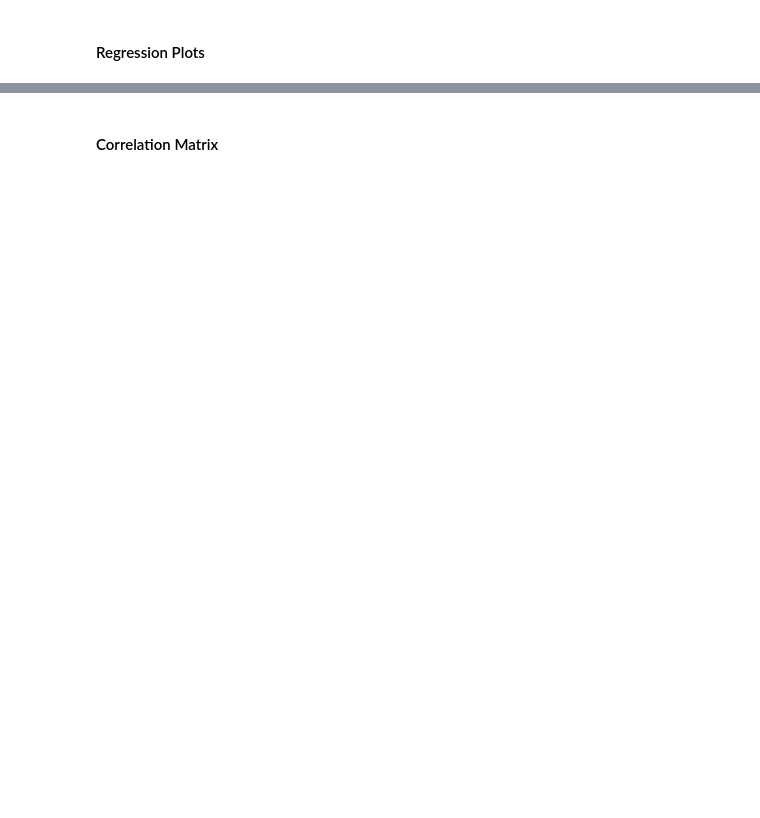
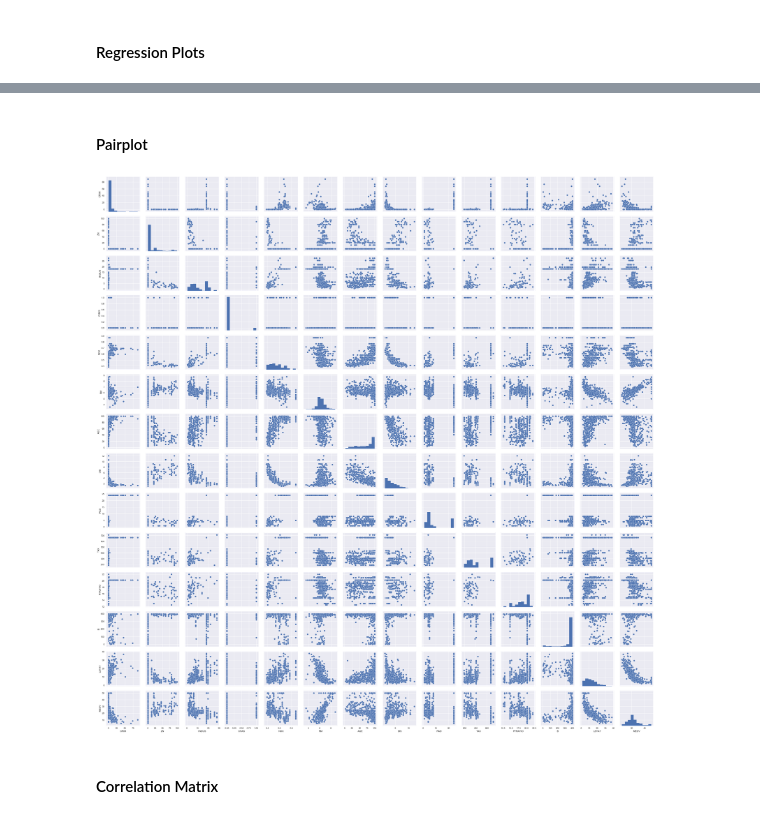
Before and after one commit to LilyElizabethJohn/Springboard---Data-Science-Career-Track, a Jupyter notebook: Machine Learning/Ridge & Lasso Regression - Boston Housing Prices.ipynb, the cells around one changed output, grey strips where cells are left out. Drawn from its saved outputs; the diff is of its cells as text; code cells hidden in the pictures; blank space fills up the shorter version.

```diff
--- a/Machine Learning/Ridge & Lasso Regression - Boston Housing Prices.ipynb
+++ b/Machine Learning/Ridge & Lasso Regression - Boston Housing Prices.ipynb
@@ -185,3 +187,10 @@ for i,j in field_dict.items():
+# %% [markdown]
+#### Pairplot
+# %%
+sns.pairplot(boston_df)
+plt.show()
+# %% [output]
+[figure, added]
 # %% [markdown]
 #### Correlation Matrix
 # %%
```
Also changed, not shown: parts of 30 cells of this notebook.
